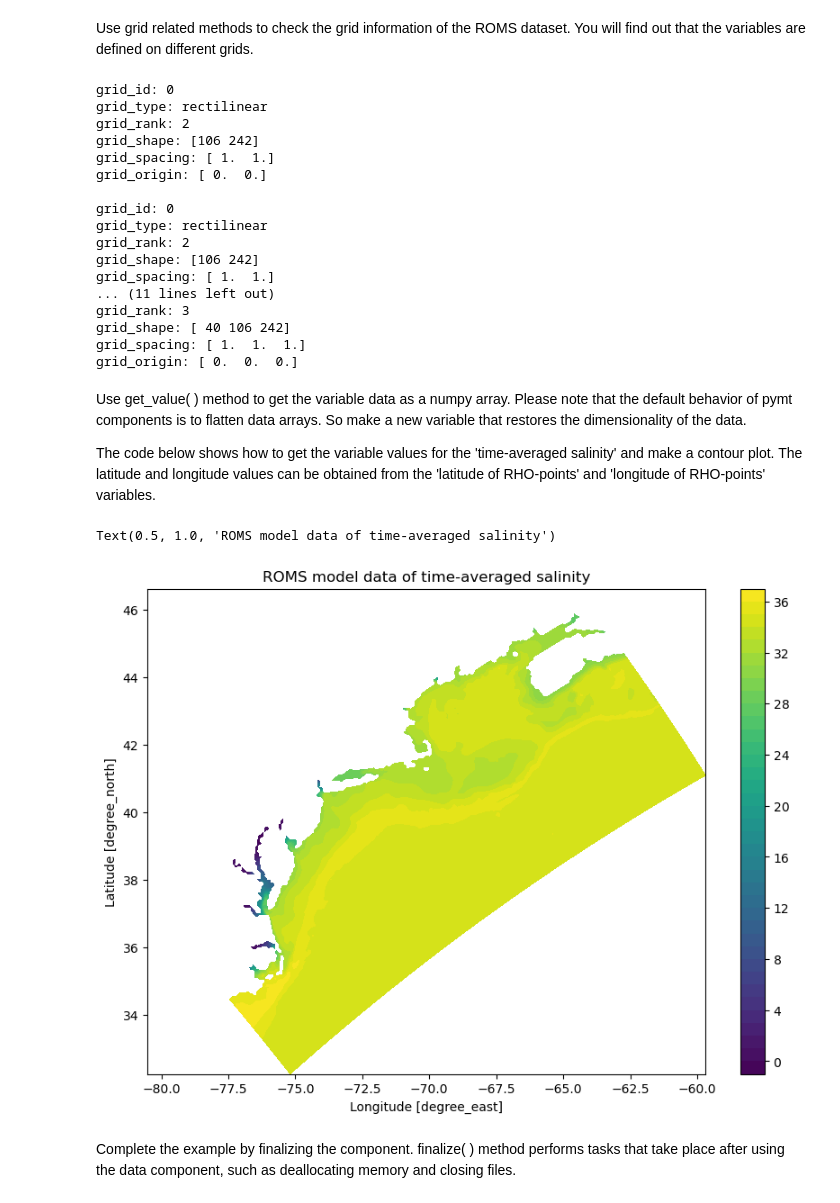
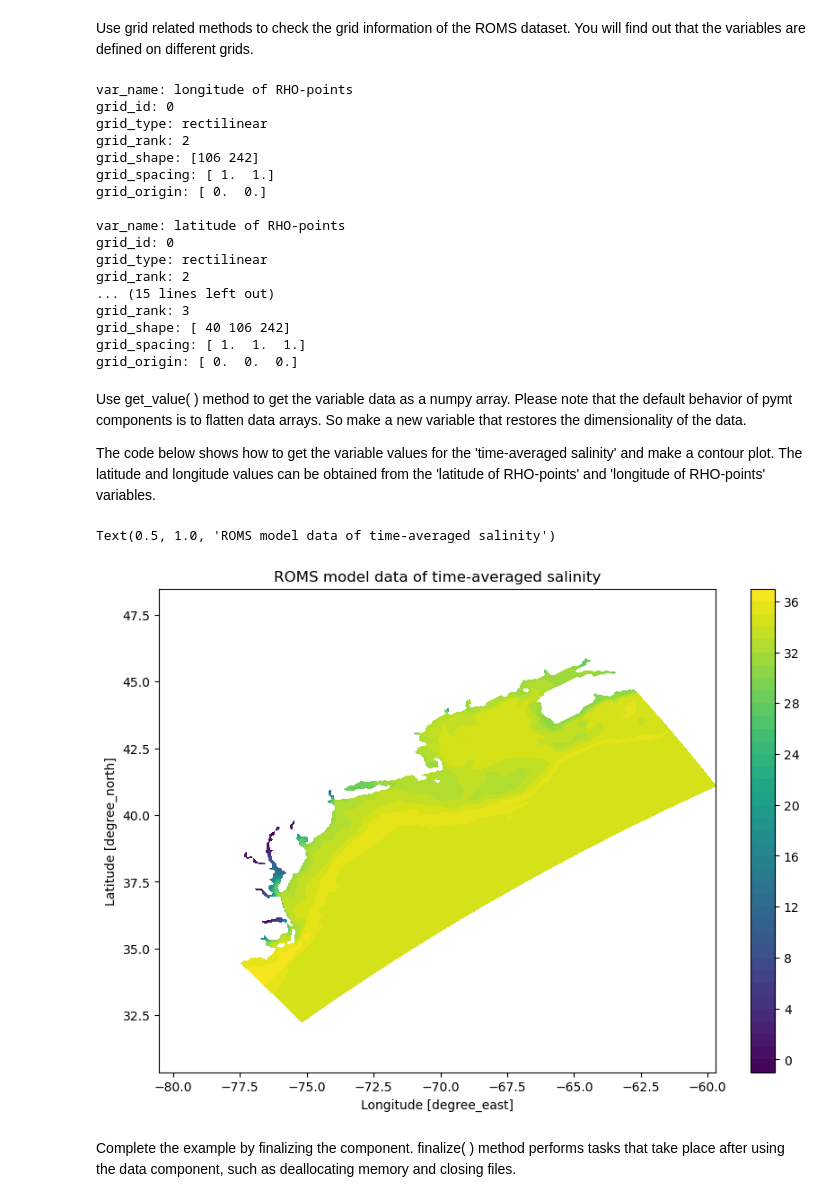
Before and after one commit to pymt-lab/pymt_roms, a Jupyter notebook: notebooks/pymt_roms.ipynb, the cells around one changed output. Drawn from its saved outputs; the diff is of its cells as text; code cells hidden in the pictures.

```diff
--- a/notebooks/pymt_roms.ipynb
+++ b/notebooks/pymt_roms.ipynb
@@ -111,9 +111,10 @@ for var_name in data_comp.output_var_names:
     grid_spacing = data_comp.grid_spacing(grid_id)
     grid_origin = data_comp.grid_origin(grid_id)
 
-    print('grid_id: {} \ngrid_type: {} \ngrid_rank: {} \ngrid_shape: {} \ngrid_spacing: {} \ngrid_origin: {} \n'.format(
-        grid_id, grid_type, grid_rank, grid_shape, grid_spacing, grid_origin))
+    print('var_name: {} \ngrid_id: {} \ngrid_type: {} \ngrid_rank: {} \ngrid_shape: {} \ngrid_spacing: {} \ngrid_origin: {} \n'.format(
+        var_name, grid_id, grid_type, grid_rank, grid_shape, grid_spacing, grid_origin))
 # %% [output]
+var_name: longitude of RHO-points
 grid_id: 0
 grid_type: rectilinear
 grid_rank: 2
@@ -121,12 +122,11 @@ grid_shape: [106 242]
 grid_spacing: [ 1.  1.]
 grid_origin: [ 0.  0.]
 
+var_name: latitude of RHO-points
 grid_id: 0
 grid_type: rectilinear
 grid_rank: 2
-grid_shape: [106 242]
-grid_spacing: [ 1.  1.]
-... (11 lines left out)
+... (15 lines left out)
 grid_rank: 3
 grid_shape: [ 40 106 242]
 grid_spacing: [ 1.  1.  1.]
@@ -143,17 +143,18 @@ data_3D = data.reshape([40, 106, 242])
 # get lon and lat data
 lat = data_comp.get_value('latitude of RHO-points').reshape([106, 242])
 lon = data_comp.get_value('longitude of RHO-points').reshape([106, 242])
-# %%
-# make a contour plot
-fig = plt.figure(figsize=(10,7))
-im = plt.contourf(lon, lat, data_3D[0], levels=36)
-fig.colorbar(im)
-plt.xlabel('Longitude [degree_east]')
-plt.ylabel('Latitude [degree_north]')
-plt.title('ROMS model data of time-averaged salinity')
-# %% [output]
-Text(0.5, 1.0, 'ROMS model data of time-averaged salinity')
-[figure, removed]
+# %%
+# make a contour plot
+fig = plt.figure(figsize=(10,7))
+im = plt.contourf(lon, lat, data_3D[0], levels=36)
+fig.colorbar(im)
+plt.axis('equal')
+plt.xlabel('Longitude [degree_east]')
+plt.ylabel('Latitude [degree_north]')
+plt.title('ROMS model data of time-averaged salinity')
+# %% [output]
+Text(0.5, 1.0, 'ROMS model data of time-averaged salinity')
+[figure, added]
 # %% [markdown]
 Complete the example by finalizing the component. finalize( ) method performs tasks that take place after using the data component, such as deallocating memory and closing files.
 # %%
```
